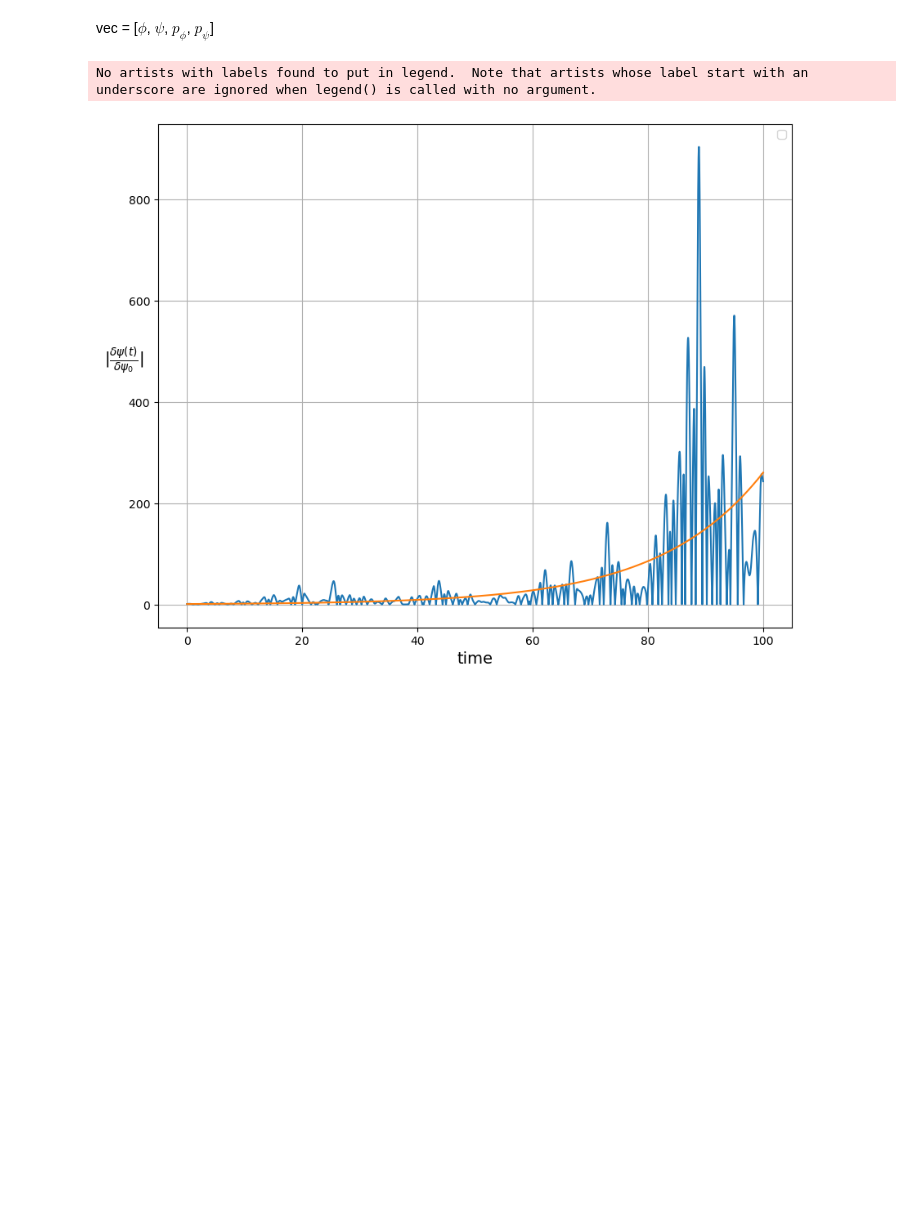
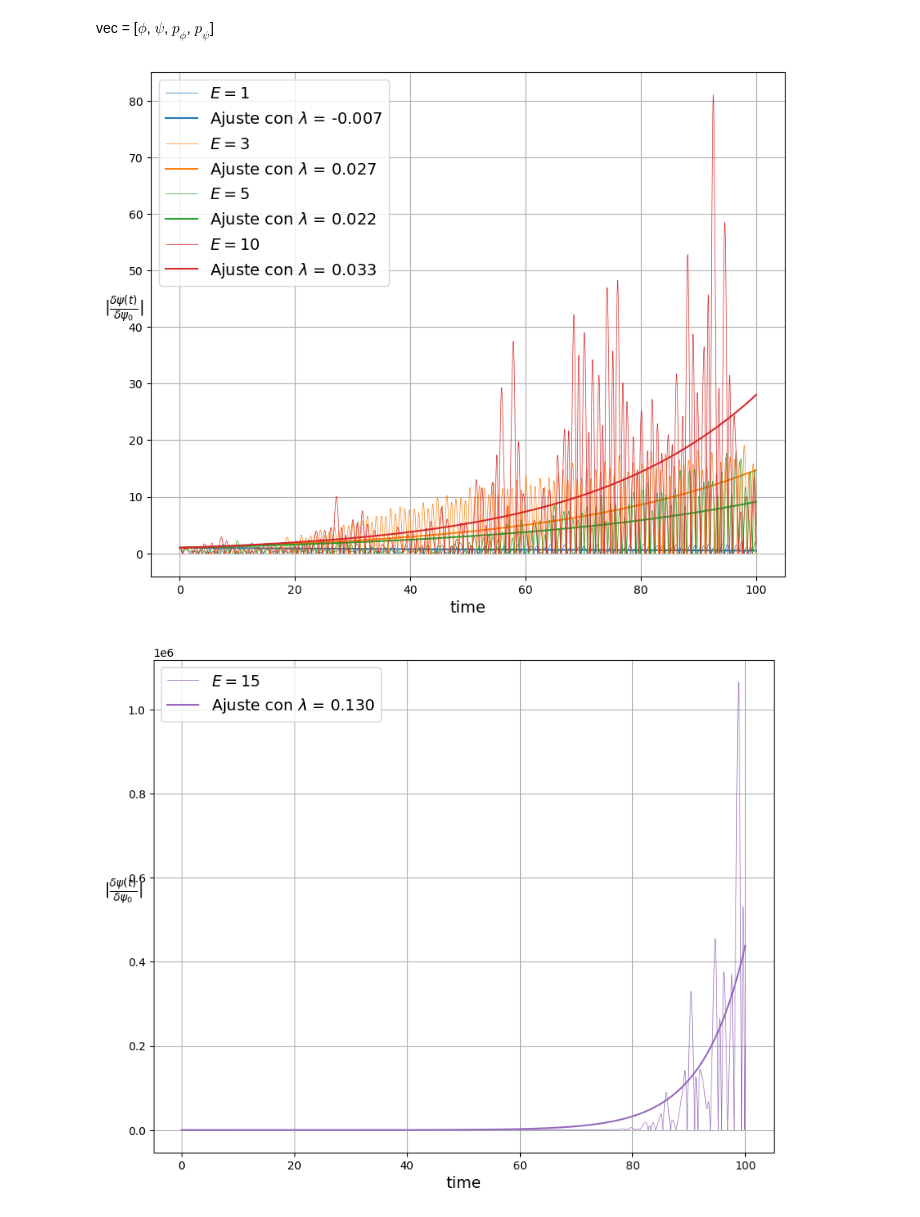
Before and after one commit to liuzhuozhuo/Compu2324, a Jupyter notebook: voluntario2/coeficiente_lyapunov.ipynb, the cells around one changed output. Cells and saved outputs as stored; diff of their text form; code cells hidden in the pictures; blank space fills up the shorter version.

```diff
--- a/voluntario2/coeficiente_lyapunov.ipynb
+++ b/voluntario2/coeficiente_lyapunov.ipynb
@@ -19,7 +19,7 @@ E = np.array([1, 3, 5, 10, 15])
 d_angle = 10e-15
 
 phi_init = np.array([np.pi/16, np.pi/16 + d_angle])
-psi_init = np.array([np.pi/2, np.pi/2 + d_angle])
+psi_init = np.array([np.pi/16, np.pi/16 + d_angle])
 
 n_interation = int(10e4)
 # %% [markdown]
@@ -74,27 +74,52 @@ def run_code(n, j, k):
 
 def function_fit(x, a):
     return np.exp(a*x)
-# %%
-vec_pendulo_1 = run_code(4, 0, 0)
-vec_pendulo_2 = run_code(4, 0, 1)
-
-diff = vec_pendulo_1 - vec_pendulo_2
-
-time = np.linspace(0, n_interation*h, n_interation)
-data_psi = np.abs(diff[:,1]/diff[:,1][0])
-
-popt, pcov = curve_fit(function_fit, time, data_psi)
-data_pred = function_fit(time, popt[0])
-
-fig=plt.figure(figsize=(10, 8)) #Size of the plot
-ax=fig.add_subplot(111)
-plt.plot(time, data_psi)
-plt.plot(time, data_pred)
-plt.xlabel(r"time", fontsize=14)
-plt.ylabel(r"$|\frac{\delta \psi (t)}{\delta \psi_0}|$", fontsize=14, rotation=0)
-plt.legend()
-plt.title(r"", fontsize=16)
-plt.grid()
-# %% [output]
-No artists with labels found to put in legend.  Note that artists whose label start with an underscore are ignored when legend() is called with no argument.
-[figure, removed]
+# %%
+fig=plt.figure(figsize=(10, 8)) #Size of the plot
+ax=fig.add_subplot(111)
+
+colors = ['tab:blue', 'tab:orange', 'tab:green', 'tab:red', 'tab:purple']
+
+time = np.linspace(0, n_interation*h, n_interation)
+
+for i in range(len(E)-1):
+    vec_pendulo_1 = run_code(i, 0, 0)
+    vec_pendulo_2 = run_code(i, 0, 1)
+    diff = vec_pendulo_1 - vec_pendulo_2
+
+    data_psi = np.abs(diff[:,1]/diff[:,1][0])
+    plt.plot(time, data_psi, lw=0.5, label=r"$E = {}$".format(E[i]), color=colors[i])
+    popt, pcov = curve_fit(function_fit, time, data_psi)
+    data_pred = function_fit(time, popt[0])
+    plt.plot(time, data_pred, color = colors[i], label=r'Ajuste con $\lambda$ = {:.3f}'.format(popt[0]))
+
+plt.xlabel(r"time", fontsize=14)
+plt.ylabel(r"$|\frac{\delta \psi (t)}{\delta \psi_0}|$", fontsize=14, rotation=0)
+plt.legend(fontsize=14)
+plt.title(r"", fontsize=16)
+plt.grid()
+
+plt.savefig("latex/plots/coeficientes_lyapunov_1_4.png", bbox_inches='tight', pad_inches=0.1)
+
+fig=plt.figure(figsize=(10, 8)) #Size of the plot
+ax=fig.add_subplot(111)
+
+vec_pendulo_1 = run_code(4, 0, 0)
+vec_pendulo_2 = run_code(4, 0, 1)
+diff = vec_pendulo_1 - vec_pendulo_2
+
+data_psi = np.abs(diff[:,1]/diff[:,1][0])
+plt.plot(time, data_psi, lw=0.5, label=r"$E = {}$".format(E[4]), color=colors[4])
+popt, pcov = curve_fit(function_fit, time, data_psi)
+data_pred = function_fit(time, popt[0])
+plt.plot(time, data_pred, color = colors[4], label=r'Ajuste con $\lambda$ = {:.3f}'.format(popt[0]))
+plt.xlabel(r"time", fontsize=14)
+plt.ylabel(r"$|\frac{\delta \psi (t)}{\delta \psi_0}|$", fontsize=14, rotation=0)
+plt.legend(fontsize=14)
+plt.title(r"", fontsize=16)
+plt.grid()
+
+plt.savefig("latex/plots/coeficientes_lyapunov_5.png", bbox_inches='tight', pad_inches=0.1)
+# %% [output]
+[figure, added]
+[figure, added]
```
Also changed, not shown: 13 other files.
